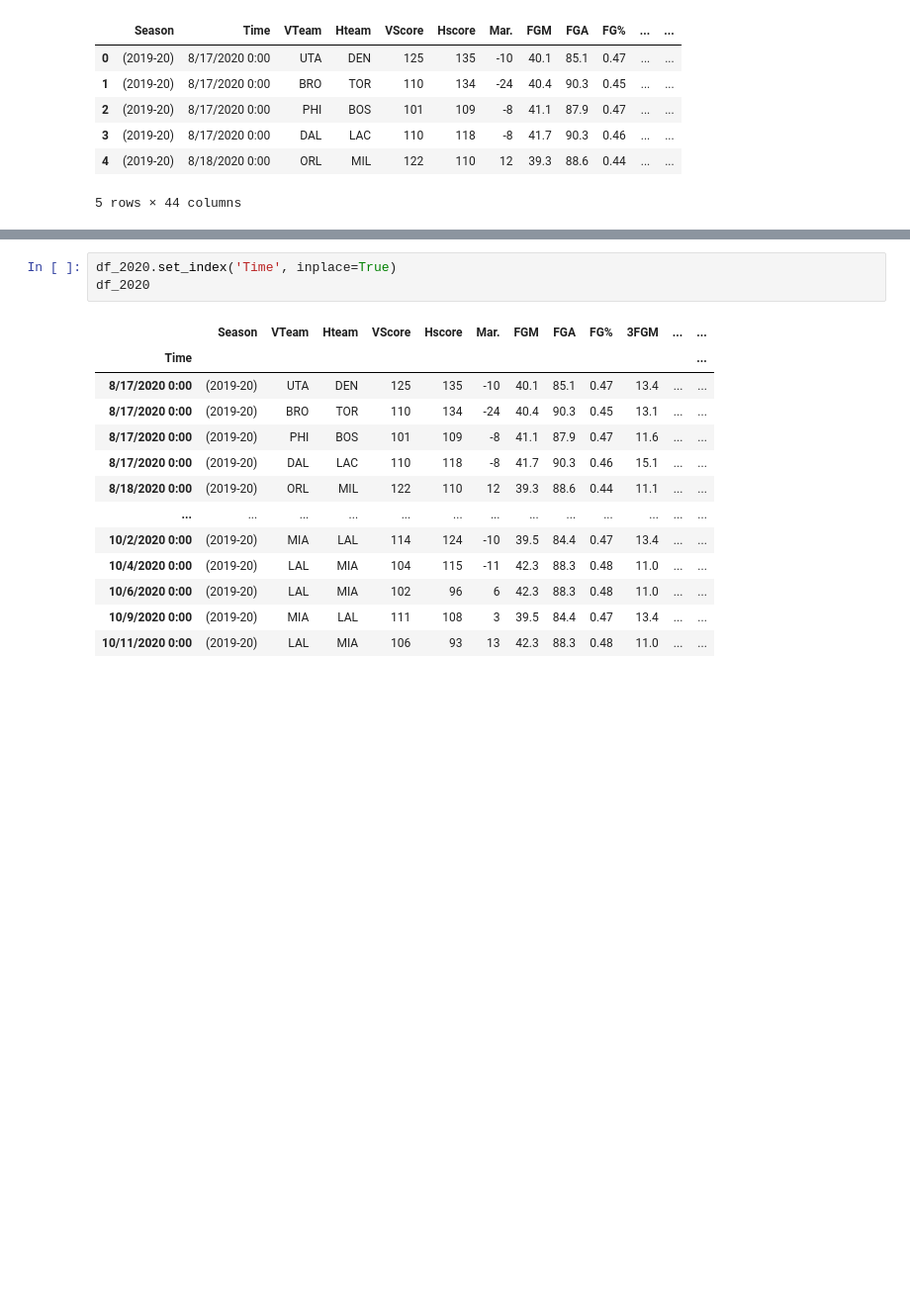
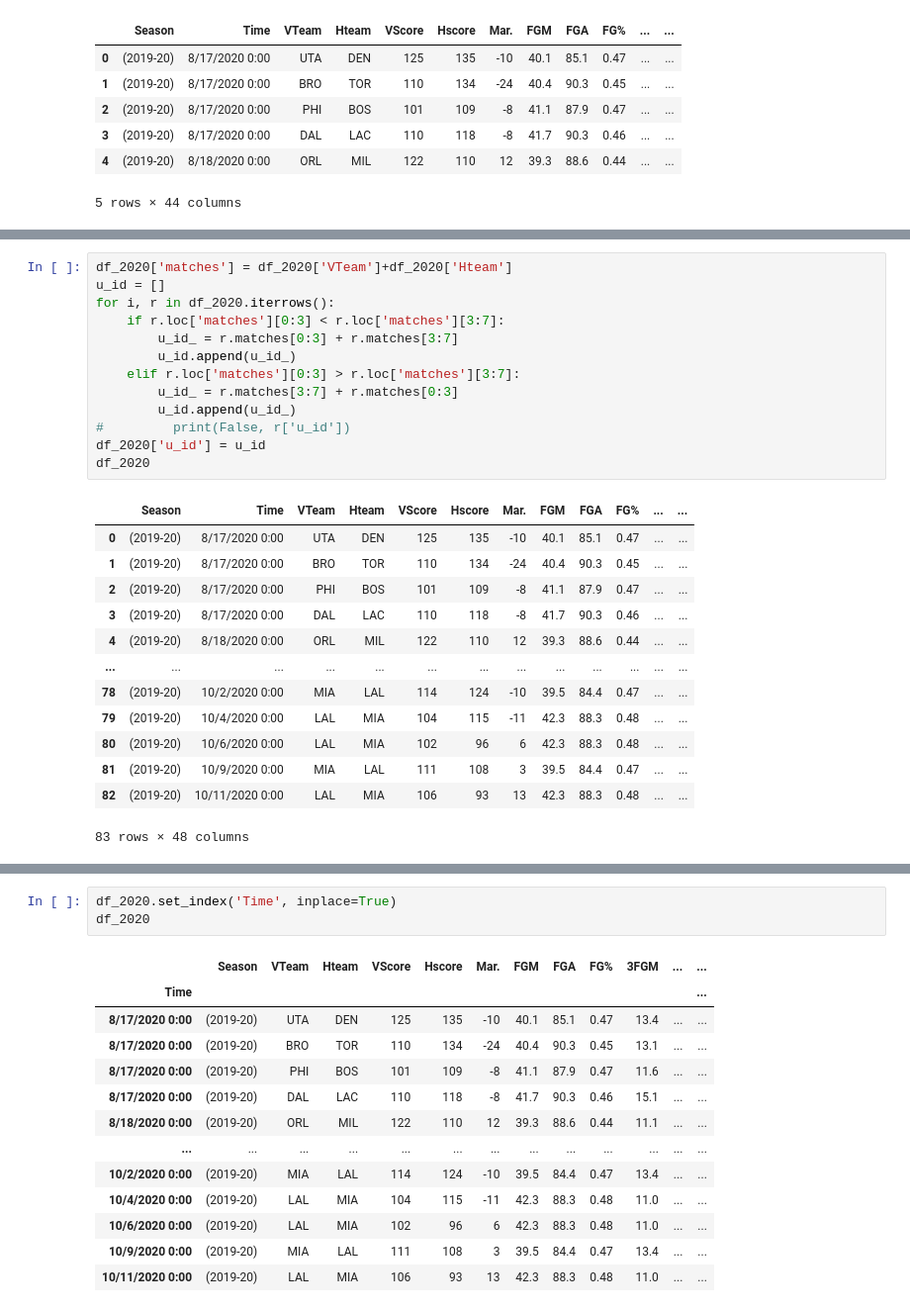
Before and after one commit to yaoneiru92/Fintech_Final_Project, a Jupyter notebook: final project/Untitled.ipynb, the cells around one changed output, grey strips where cells are left out. Shown: that part at 99% size. Drawn from its saved outputs; the diff is of its cells as text; blank space fills up the shorter version.

```diff
--- a/final project/Untitled.ipynb
+++ b/final project/Untitled.ipynb
@@ -88,0 +131,27 @@ df_2020.head()
+# %%
+df_2020['matches'] = df_2020['VTeam']+df_2020['Hteam']
+u_id = []
+for i, r in df_2020.iterrows():
+    if r.loc['matches'][0:3] < r.loc['matches'][3:7]:
+        u_id_ = r.matches[0:3] + r.matches[3:7]
+        u_id.append(u_id_)
+    elif r.loc['matches'][0:3] > r.loc['matches'][3:7]:
+        u_id_ = r.matches[3:7] + r.matches[0:3]
+        u_id.append(u_id_)
+#         print(False, r['u_id'])
+df_2020['u_id'] = u_id
+df_2020
+# %% [output]
+|  | Season | Time | VTeam | Hteam | VScore | Hscore | Mar. | FGM | FGA | FG% | ... | ... |
+| 0 | (2019-20) | 8/17/2020 0:00 | UTA | DEN | 125 | 135 | -10 | 40.1 | 85.1 | 0.47 | ... | ... |
+| 1 | (2019-20) | 8/17/2020 0:00 | BRO | TOR | 110 | 134 | -24 | 40.4 | 90.3 | 0.45 | ... | ... |
+| 2 | (2019-20) | 8/17/2020 0:00 | PHI | BOS | 101 | 109 | -8 | 41.1 | 87.9 | 0.47 | ... | ... |
+| 3 | (2019-20) | 8/17/2020 0:00 | DAL | LAC | 110 | 118 | -8 | 41.7 | 90.3 | 0.46 | ... | ... |
+| 4 | (2019-20) | 8/18/2020 0:00 | ORL | MIL | 122 | 110 | 12 | 39.3 | 88.6 | 0.44 | ... | ... |
+| ... | ... | ... | ... | ... | ... | ... | ... | ... | ... | ... | ... | ... |
+| 78 | (2019-20) | 10/2/2020 0:00 | MIA | LAL | 114 | 124 | -10 | 39.5 | 84.4 | 0.47 | ... | ... |
+| 79 | (2019-20) | 10/4/2020 0:00 | LAL | MIA | 104 | 115 | -11 | 42.3 | 88.3 | 0.48 | ... | ... |
+| 80 | (2019-20) | 10/6/2020 0:00 | LAL | MIA | 102 | 96 | 6 | 42.3 | 88.3 | 0.48 | ... | ... |
+| 81 | (2019-20) | 10/9/2020 0:00 | MIA | LAL | 111 | 108 | 3 | 39.5 | 84.4 | 0.47 | ... | ... |
+| 82 | (2019-20) | 10/11/2020 0:00 | LAL | MIA | 106 | 93 | 13 | 42.3 | 88.3 | 0.48 | ... | ... |
+83 rows × 48 columns
```
Also changed, not shown: parts of 21 cells of this notebook.
